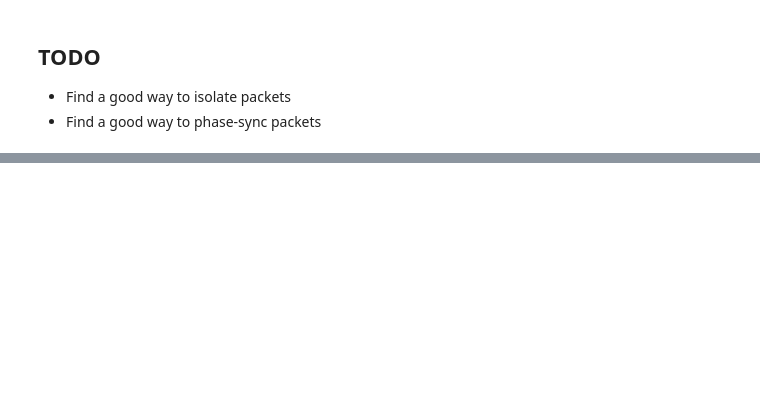
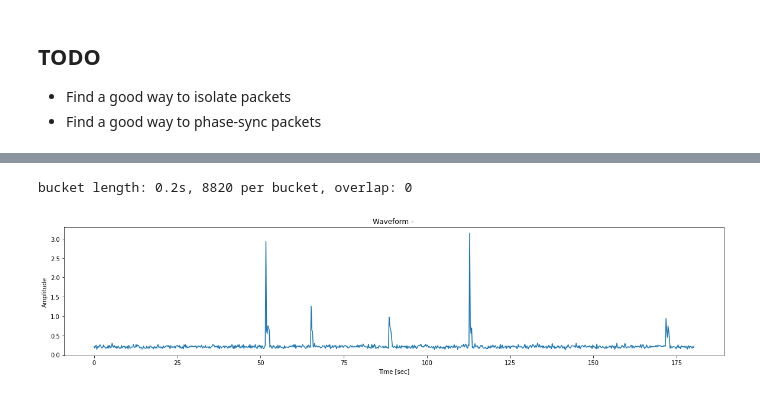
Before and after one commit to thomastoye/aprs-ax25-from-scratch, a Jupyter notebook: notebooks/notebook.ipynb, the cells around one changed output, grey strips where cells are left out. Cells and saved outputs as stored; diff of their text form; code cells hidden in the pictures; blank space fills up the shorter version.

```diff
--- a/notebooks/notebook.ipynb
+++ b/notebooks/notebook.ipynb
@@ -503,0 +531,16 @@ create_eye_diagram(convolved, new_sample_rate, int(new_sample_rate*(start_second
+# %%
+bucket_length_s = 0.2
+bucket_length_samples = round(file_sample_rate*bucket_length_s)
+overlap = 0 #bucket_length_samples#*2
+
+print(f'bucket length: {bucket_length_s}s, {bucket_length_samples} per bucket, overlap: {overlap}')
+
+range_starts = range(0, len(file), bucket_length_samples)
+
+# interestingness = [ (start, start+bucket_length_samples, find_interestingness(file[start:start+bucket_length_samples], file_sample_rate)) for start in range_starts ]
+interestingness = [ find_interestingness(file[start:start+bucket_length_samples], file_sample_rate) for start in range_starts ]
+
+show_waveform(interestingness, 1/bucket_length_s)
+# %% [output]
+bucket length: 0.2s, 8820 per bucket, overlap: 0
+[figure, added]
```
Also changed, not shown: parts of 8 cells of this notebook, 2 other files.
